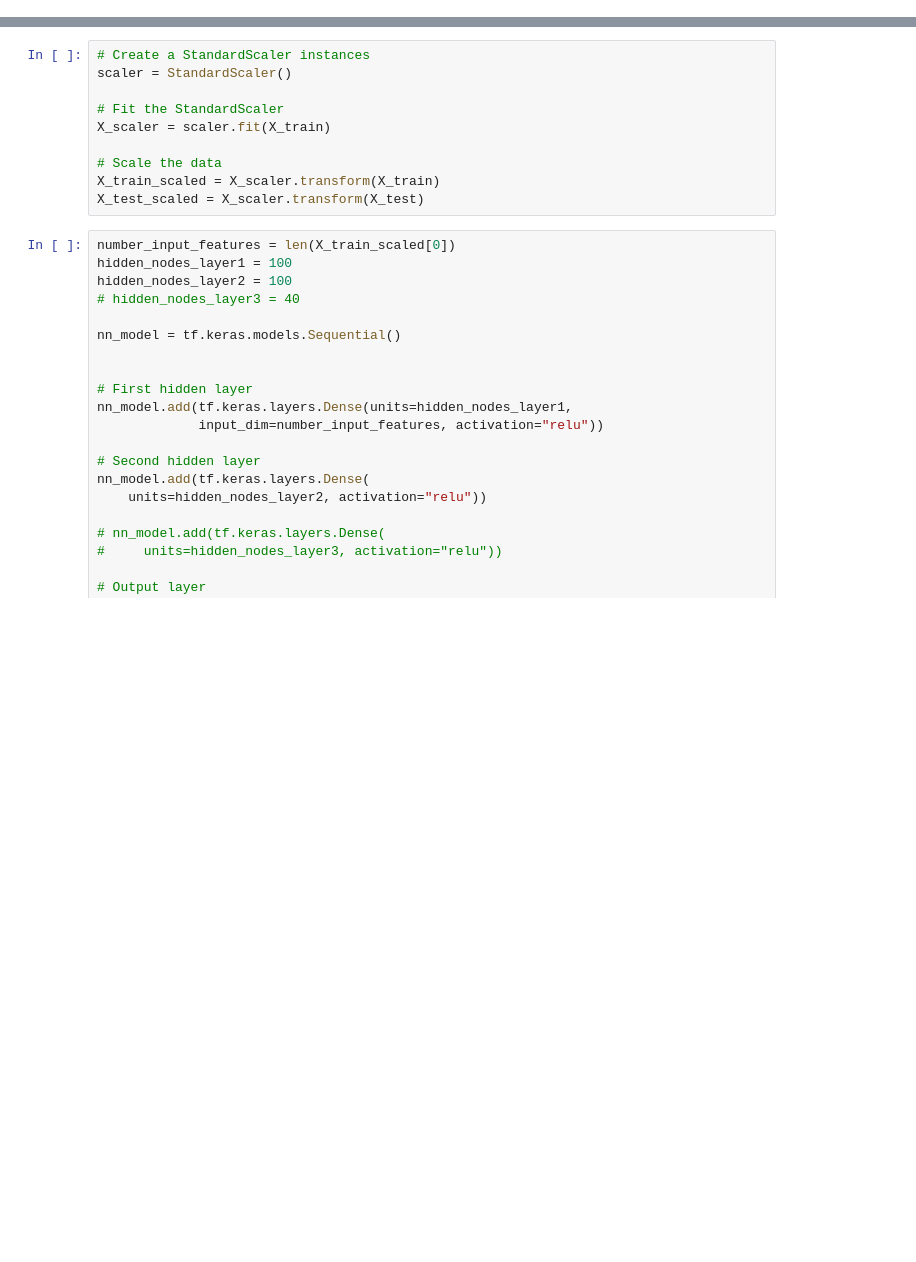
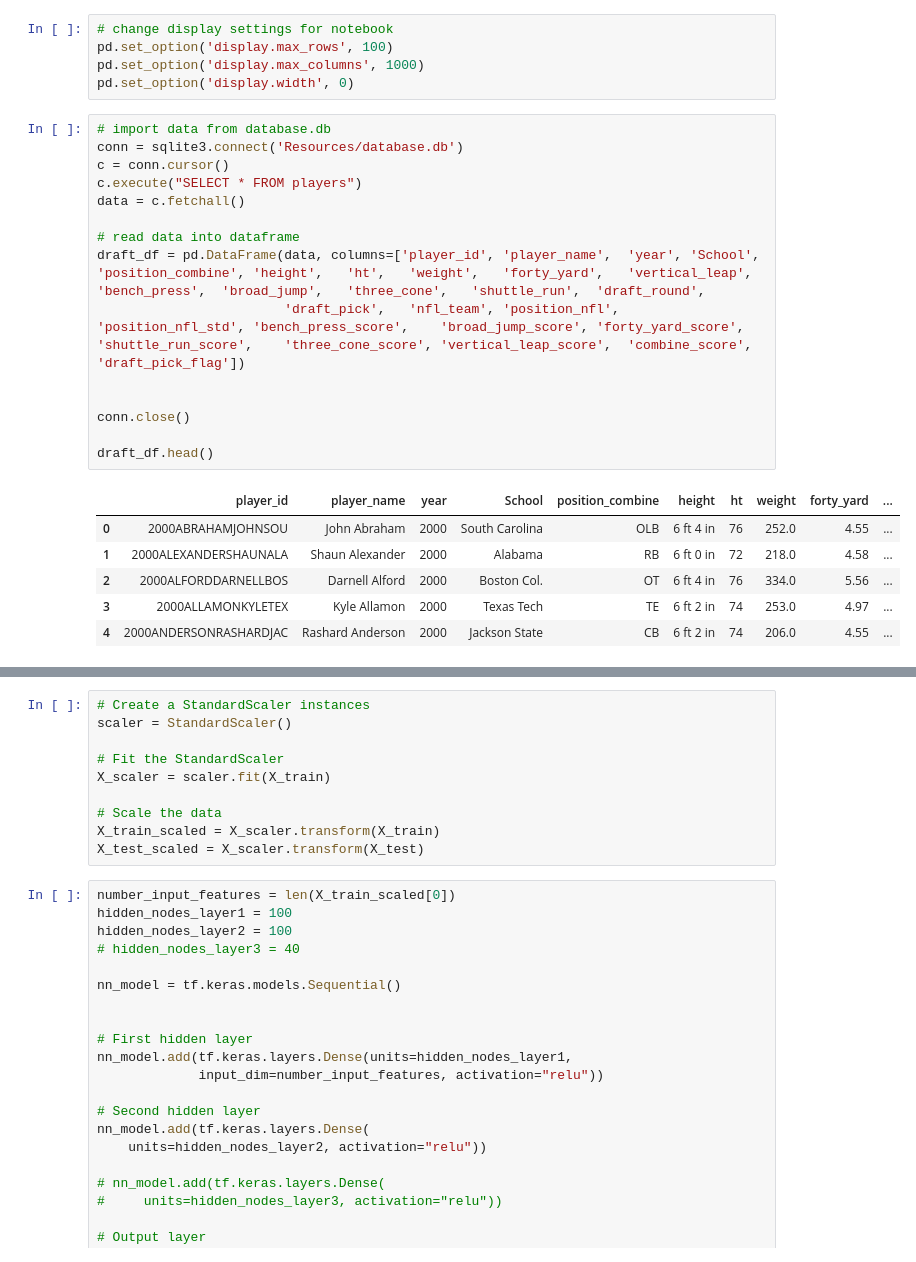
Before and after one commit to CharlesQuinn1/project_4_fantasy_football, a Jupyter notebook: feeble attempt at model.ipynb, the cells around one changed output, grey strips where cells are left out. Cells and saved outputs as stored; diff of their text form; blank space fills up the shorter version.

```diff
--- a/feeble attempt at model.ipynb
+++ b/feeble attempt at model.ipynb
@@ -378,0 +24,27 @@ df_QB_stat1.hvplot.scatter(
+# %%
+# change display settings for notebook
+pd.set_option('display.max_rows', 100)
+pd.set_option('display.max_columns', 1000)
+pd.set_option('display.width', 0)
+# %%
+# import data from database.db
+conn = sqlite3.connect('Resources/database.db')
+c = conn.cursor()
+c.execute("SELECT * FROM players")
+data = c.fetchall()
+
+# read data into dataframe
+draft_df = pd.DataFrame(data, columns=['player_id',	'player_name',	'year',	'School',	'position_combine',	'height',	'ht',	'weight',	'forty_yard',	'vertical_leap',	'bench_press',	'broad_jump',	'three_cone',	'shuttle_run',	'draft_round',
+                        'draft_pick',	'nfl_team',	'position_nfl',	'position_nfl_std',	'bench_press_score',	'broad_jump_score',	'forty_yard_score',	'shuttle_run_score',	'three_cone_score',	'vertical_leap_score',	'combine_score',	'draft_pick_flag'])
+
+
+conn.close()
+
+draft_df.head()
+# %% [output]
+|  | player_id | player_name | year | School | position_combine | height | ht | weight | forty_yard | ... |
+| 0 | 2000ABRAHAMJOHNSOU | John Abraham | 2000 | South Carolina | OLB | 6 ft 4 in | 76 | 252.0 | 4.55 | ... |
+| 1 | 2000ALEXANDERSHAUNALA | Shaun Alexander | 2000 | Alabama | RB | 6 ft 0 in | 72 | 218.0 | 4.58 | ... |
+| 2 | 2000ALFORDDARNELLBOS | Darnell Alford | 2000 | Boston Col. | OT | 6 ft 4 in | 76 | 334.0 | 5.56 | ... |
+| 3 | 2000ALLAMONKYLETEX | Kyle Allamon | 2000 | Texas Tech | TE | 6 ft 2 in | 74 | 253.0 | 4.97 | ... |
+| 4 | 2000ANDERSONRASHARDJAC | Rashard Anderson | 2000 | Jackson State | CB | 6 ft 2 in | 74 | 206.0 | 4.55 | ... |
```
Also changed, not shown: parts of 40 cells of this notebook.
